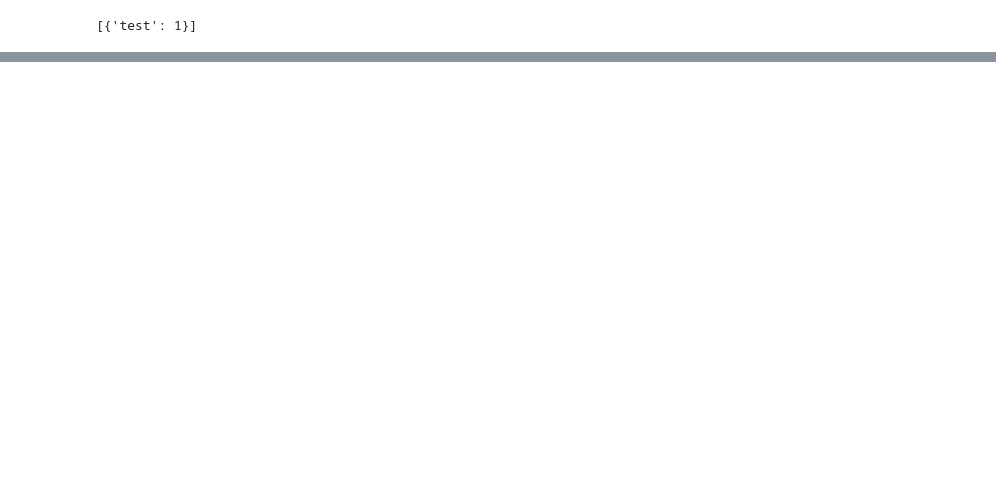
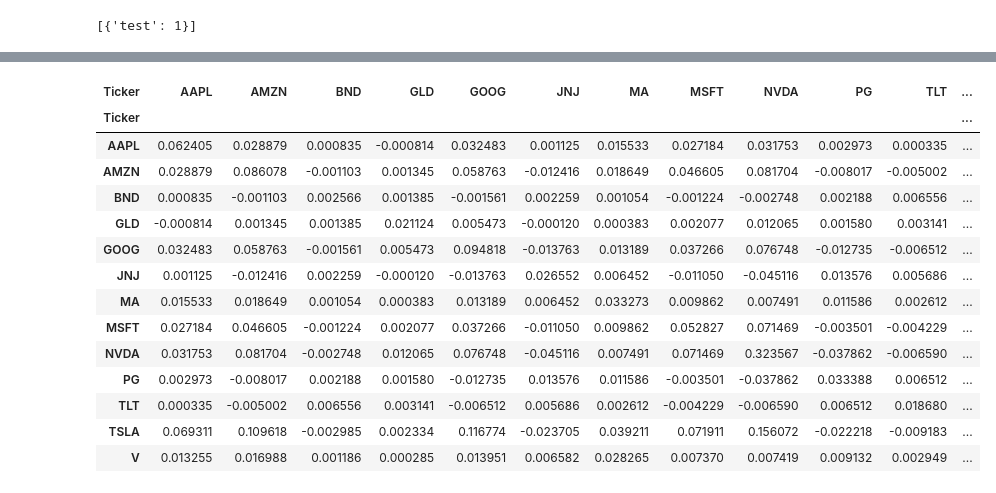
Before and after one commit to subrata-samanta/Portfolio-Management-LangGraph, a Jupyter notebook: exp_v1.ipynb, the cells around one changed output, grey strips where cells are left out. Drawn from its saved outputs; the diff is of its cells as text; code cells hidden in the pictures; blank space fills up the shorter version.

```diff
--- a/exp_v1.ipynb
+++ b/exp_v1.ipynb
@@ -92,0 +132,16 @@ graph.query("RETURN 1 AS test")
+# %%
+
+def get_market_data(PORTFOLIO_SYMBOLS,period: str = "3y"):
+    """Fetch historical prices for all portfolio assets"""
+    return yf.download(PORTFOLIO_SYMBOLS, period=period,auto_adjust=False)['Adj Close']
+
+def get_economic_data():
+    """Fetch key economic indicators from FRED"""
+    return {
+        'DGS10': fred.get_series('DGS10'),   # 10-Year Treasury Rate
+        'CPI': fred.get_series('CPIAUCSL'),  # Consumer Price Index
+        'UNRATE': fred.get_series('UNRATE'), # Unemployment Rate
+        'GFDEBTN': fred.get_series('GFDEBTN') # Federal Debt
+    }
+# %%
+market_data=get_market_data(PORTFOLIO_SYMBOLS,period="3y")
@@ -92,0 +338,20 @@ graph.query("RETURN 1 AS test")
+# %%
+cov_matrix = risk_models.exp_cov(market_data)
+# %%
+cov_matrix
+# %% [output]
+| Ticker | AAPL | AMZN | BND | GLD | GOOG | JNJ | MA | MSFT | NVDA | PG | TLT | ... |
+| Ticker |  |  |  |  |  |  |  |  |  |  |  | ... |
+| AAPL | 0.062405 | 0.028879 | 0.000835 | -0.000814 | 0.032483 | 0.001125 | 0.015533 | 0.027184 | 0.031753 | 0.002973 | 0.000335 | ... |
+| AMZN | 0.028879 | 0.086078 | -0.001103 | 0.001345 | 0.058763 | -0.012416 | 0.018649 | 0.046605 | 0.081704 | -0.008017 | -0.005002 | ... |
+| BND | 0.000835 | -0.001103 | 0.002566 | 0.001385 | -0.001561 | 0.002259 | 0.001054 | -0.001224 | -0.002748 | 0.002188 | 0.006556 | ... |
+| GLD | -0.000814 | 0.001345 | 0.001385 | 0.021124 | 0.005473 | -0.000120 | 0.000383 | 0.002077 | 0.012065 | 0.001580 | 0.003141 | ... |
+| GOOG | 0.032483 | 0.058763 | -0.001561 | 0.005473 | 0.094818 | -0.013763 | 0.013189 | 0.037266 | 0.076748 | -0.012735 | -0.006512 | ... |
+| JNJ | 0.001125 | -0.012416 | 0.002259 | -0.000120 | -0.013763 | 0.026552 | 0.006452 | -0.011050 | -0.045116 | 0.013576 | 0.005686 | ... |
+| MA | 0.015533 | 0.018649 | 0.001054 | 0.000383 | 0.013189 | 0.006452 | 0.033273 | 0.009862 | 0.007491 | 0.011586 | 0.002612 | ... |
+| MSFT | 0.027184 | 0.046605 | -0.001224 | 0.002077 | 0.037266 | -0.011050 | 0.009862 | 0.052827 | 0.071469 | -0.003501 | -0.004229 | ... |
+| NVDA | 0.031753 | 0.081704 | -0.002748 | 0.012065 | 0.076748 | -0.045116 | 0.007491 | 0.071469 | 0.323567 | -0.037862 | -0.006590 | ... |
+| PG | 0.002973 | -0.008017 | 0.002188 | 0.001580 | -0.012735 | 0.013576 | 0.011586 | -0.003501 | -0.037862 | 0.033388 | 0.006512 | ... |
+| TLT | 0.000335 | -0.005002 | 0.006556 | 0.003141 | -0.006512 | 0.005686 | 0.002612 | -0.004229 | -0.006590 | 0.006512 | 0.018680 | ... |
+| TSLA | 0.069311 | 0.109618 | -0.002985 | 0.002334 | 0.116774 | -0.023705 | 0.039211 | 0.071911 | 0.156072 | -0.022218 | -0.009183 | ... |
+| V | 0.013255 | 0.016988 | 0.001186 | 0.000285 | 0.013951 | 0.006582 | 0.028265 | 0.007370 | 0.007419 | 0.009132 | 0.002949 | ... |
```
Also changed, not shown: parts of 11 cells of this notebook, 1 other file.
